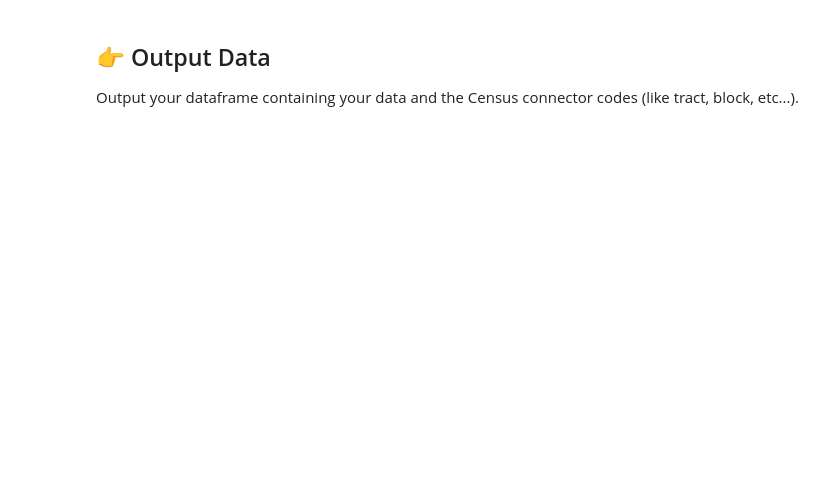
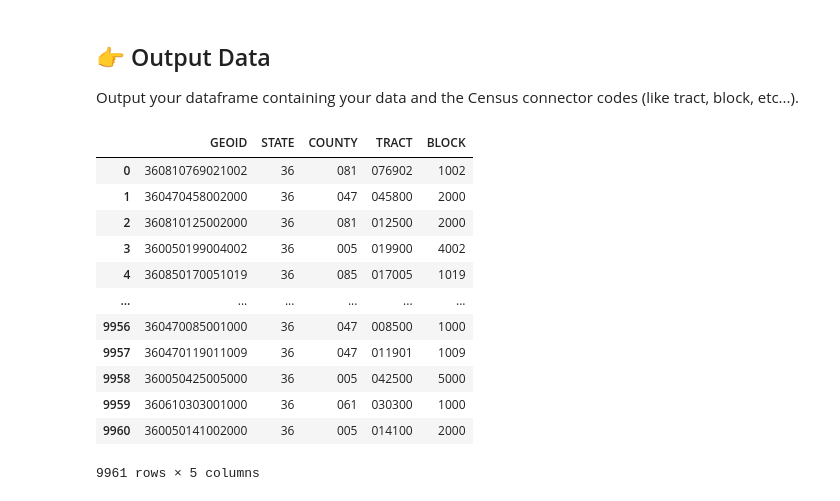
Before and after one commit to radhika3558/connect-to-census, a Jupyter notebook: connect-to-census.ipynb, the cells around one changed output. Drawn from its saved outputs; the diff is of its cells as text; code cells hidden in the pictures; blank space fills up the shorter version.

```diff
--- a/connect-to-census.ipynb
+++ b/connect-to-census.ipynb
@@ -162,3 +197,21 @@ Error geocoding (0.0, 0.0): 'Census Blocks'
 ## 👉 Output Data
 
 Output your dataframe containing your data and the Census connector codes (like tract, block, etc...).
+# %%
+to_keep = ['GEOID', 'STATE', 'COUNTY', 'TRACT', 'BLOCK']
+census_geos_df = census_geos_df[to_keep]
+census_geos_df
+# %% [output]
+|  | GEOID | STATE | COUNTY | TRACT | BLOCK |
+| 0 | 360810769021002 | 36 | 081 | 076902 | 1002 |
+| 1 | 360470458002000 | 36 | 047 | 045800 | 2000 |
+| 2 | 360810125002000 | 36 | 081 | 012500 | 2000 |
+| 3 | 360050199004002 | 36 | 005 | 019900 | 4002 |
+| 4 | 360850170051019 | 36 | 085 | 017005 | 1019 |
+| ... | ... | ... | ... | ... | ... |
+| 9956 | 360470085001000 | 36 | 047 | 008500 | 1000 |
+| 9957 | 360470119011009 | 36 | 047 | 011901 | 1009 |
+| 9958 | 360050425005000 | 36 | 005 | 042500 | 5000 |
+| 9959 | 360610303001000 | 36 | 061 | 030300 | 1000 |
+| 9960 | 360050141002000 | 36 | 005 | 014100 | 2000 |
+9961 rows × 5 columns
```
Also changed, not shown: parts of 6 cells of this notebook.
